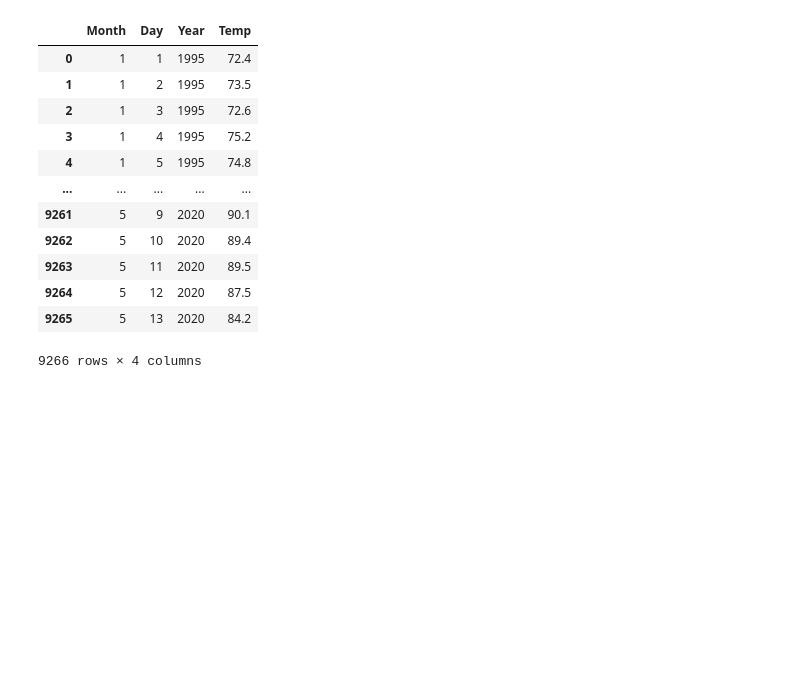
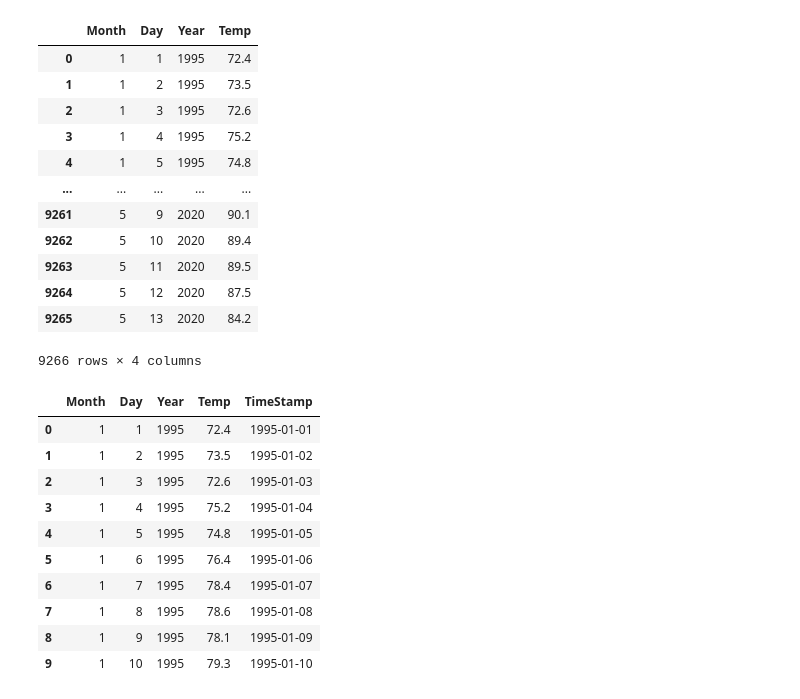
Before and after one commit to ayush4712/TimeSeriesForcasting, a Jupyter notebook: DailyTempDataVisualization.ipynb, the cells around one changed output. Drawn from its saved outputs; the diff is of its cells as text; code cells hidden in the pictures; blank space fills up the shorter version.

```diff
--- a/DailyTempDataVisualization.ipynb
+++ b/DailyTempDataVisualization.ipynb
@@ -22,3 +28,19 @@ data
 | 9264 | 5 | 12 | 2020 | 87.5 |
 | 9265 | 5 | 13 | 2020 | 84.2 |
 9266 rows × 4 columns
+# %%
+data['TimeStamp'] = data['Day'].map(str) + '-' + data['Month'].map(str) + '-' + data['Year'].map(str)
+data['TimeStamp'] = pd.to_datetime(data['TimeStamp'], dayfirst=True)
+data.head(10)
+# %% [output]
+|  | Month | Day | Year | Temp | TimeStamp |
+| 0 | 1 | 1 | 1995 | 72.4 | 1995-01-01 |
+| 1 | 1 | 2 | 1995 | 73.5 | 1995-01-02 |
+| 2 | 1 | 3 | 1995 | 72.6 | 1995-01-03 |
+| 3 | 1 | 4 | 1995 | 75.2 | 1995-01-04 |
+| 4 | 1 | 5 | 1995 | 74.8 | 1995-01-05 |
+| 5 | 1 | 6 | 1995 | 76.4 | 1995-01-06 |
+| 6 | 1 | 7 | 1995 | 78.4 | 1995-01-07 |
+| 7 | 1 | 8 | 1995 | 78.6 | 1995-01-08 |
+| 8 | 1 | 9 | 1995 | 78.1 | 1995-01-09 |
+| 9 | 1 | 10 | 1995 | 79.3 | 1995-01-10 |
```
Also changed, not shown: parts of 15 cells of this notebook.
